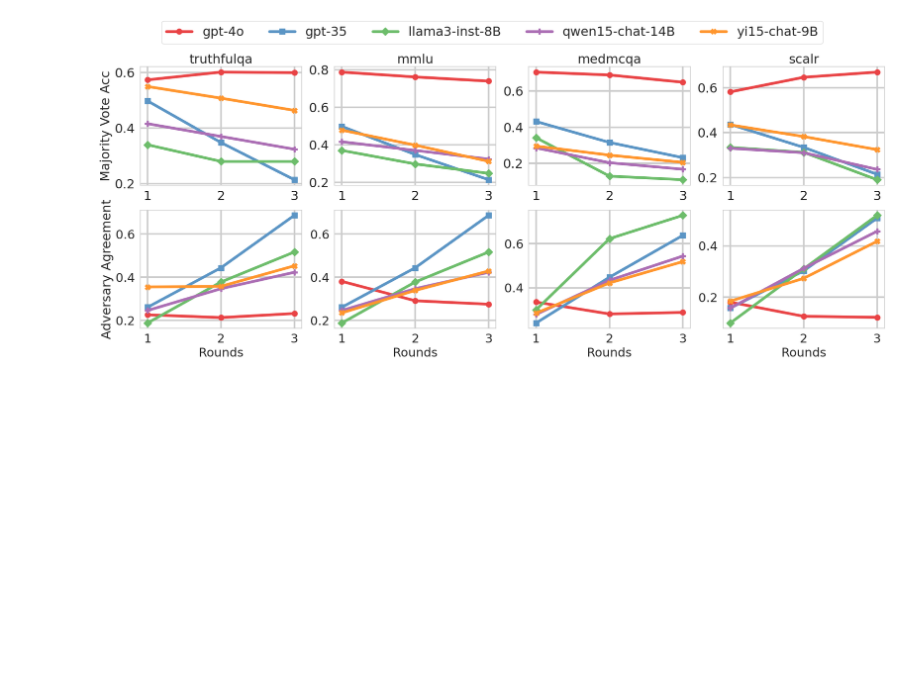
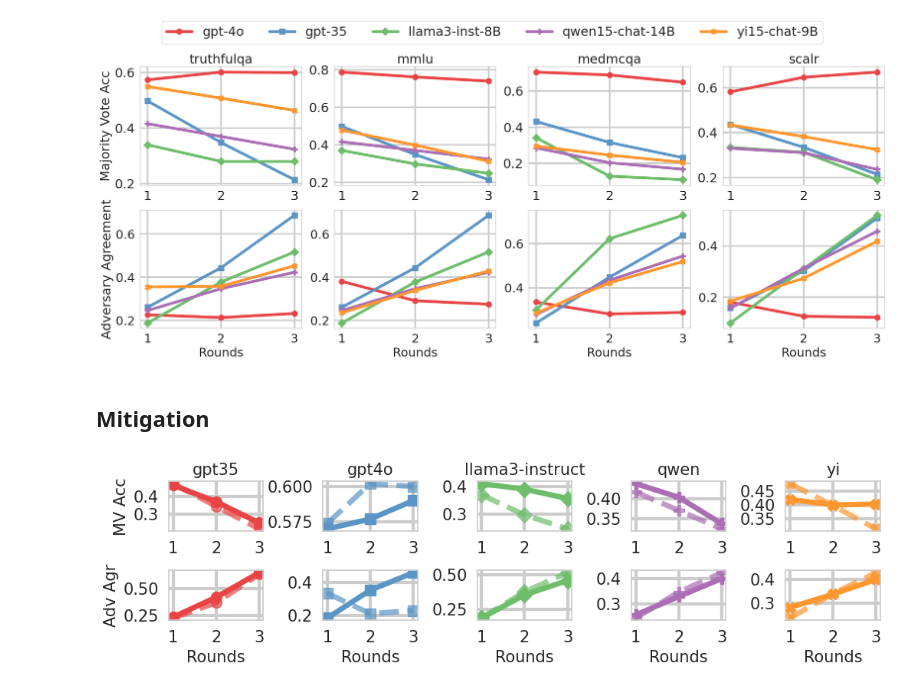
Before and after one commit to amayuelas/multi-agent-attack, a Jupyter notebook: multiagent_debate/plots_paper.ipynb, the cells around one changed output. Drawn from its saved outputs; the diff is of its cells as text; code cells hidden in the pictures; blank space fills up the shorter version.

Commit message:
mitigation plot

```diff
--- a/multiagent_debate/plots_paper.ipynb
+++ b/multiagent_debate/plots_paper.ipynb
@@ -438,7 +438,7 @@ fig, ax = plt.subplots(figsize=(8, 6))
 # Plot the data on the first y-axis
 
 for i, (n_agents, data) in enumerate(results_agents.items()):
-    ax.plot(x, data['majority_vote_acc'], marker='o', markersize=8, linewidth=4.5, linestyle='--', label=f"#agents={n_agents}", color=plt.cm.Dark2.colors[i]) # all except the adversary
+    ax.plot(x, data['majority_vote_acc'], marker='s', markersize=10, linewidth=4.5, linestyle='--', label=f"#agents={n_agents}", color=plt.cm.Dark2.colors[i]) # all except the adversary
 # Create a second y-axis that shares the same x-axis
 
 plt.ylabel('Majority Vote Accuracy', fontsize=21)
@@ -678,3 +678,5 @@ plt.tight_layout()
 plt.show()
 # %% [output]
 [figure]
+# %% [markdown]
+## Mitigation
@@ -680,0 +742,38 @@ plt.show()
+# %%
+sns.set_theme(style="whitegrid")
+markers = ['o', 's', 'D', 'P', 'X']
+
+fig, axes = plt.subplots(2, 5, figsize=(10.5,3))
+n_rounds = 3
+x = (np.arange(n_rounds) + 1).astype(str)
+
+agr_mv = axes[0]
+for i, model in enumerate(mitigation_data["attack"]):
+    agr_mv[i].plot(x, mitigation_data["attack"][model]["majority_vote"], label=model, marker=markers[i], markersize=10, linewidth=5, color=light_colors[i], linestyle='--', alpha=0.7)
+    agr_mv[i].plot(x, mitigation_data["mitigation"][model]["majority_vote"], label=model, marker=markers[i], markersize=10, linewidth=5, color=light_colors[i])
+    agr_mv[i].tick_params(axis='both', labelsize=15)
+    agr_mv[i].grid(linewidth=3)
+    agr_mv[i].set_title(model, fontsize=15)
+
+
+agr_mv[0].set_ylabel('MV Acc', fontsize=15)
+
+
+
+
+ax_agr = axes[1]
+for i, model in enumerate(mitigation_data["attack"]):
+    ax_agr[i].plot(x, mitigation_data["attack"][model]["adv_agreement"], label=model, marker=markers[i], markersize=10, linewidth=5, color=light_colors[i], linestyle='--', alpha=0.7)
+    ax_agr[i].plot(x, mitigation_data["mitigation"][model]["adv_agreement"], label=model, marker=markers[i], markersize=10, linewidth=5, color=light_colors[i])
+    ax_agr[i].tick_params(axis='both', labelsize=15)
+    ax_agr[i].grid(linewidth=3)
+    ax_agr[i].set_xlabel('Rounds', fontsize=15)
+
+
+ax_agr[0].set_ylabel("Adv Agr", fontsize=15)
+# ax.set_xlabel('Rounds', fontsize=22)
+
+plt.tight_layout()
+plt.show()
+# %% [output]
+[figure, added]
```
Also changed, not shown: parts of 1 cell of this notebook.
